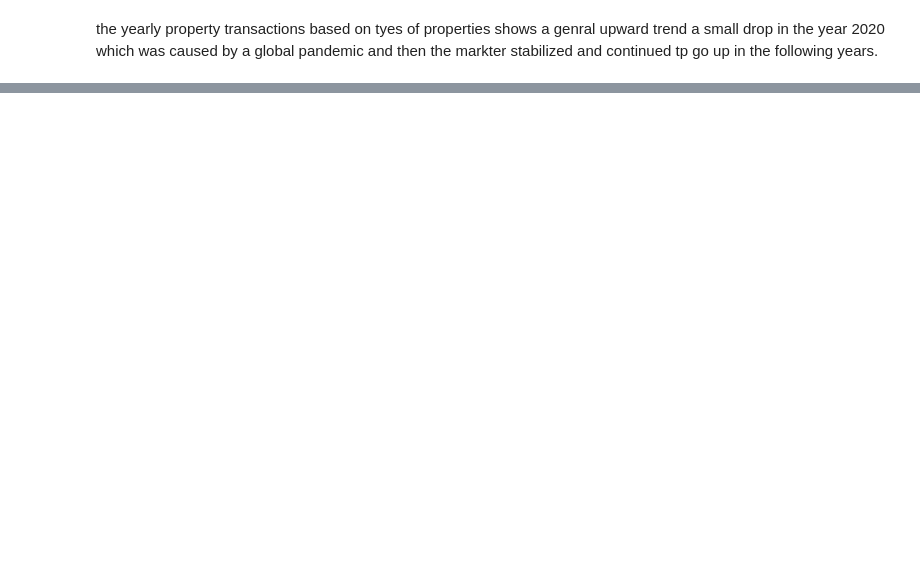
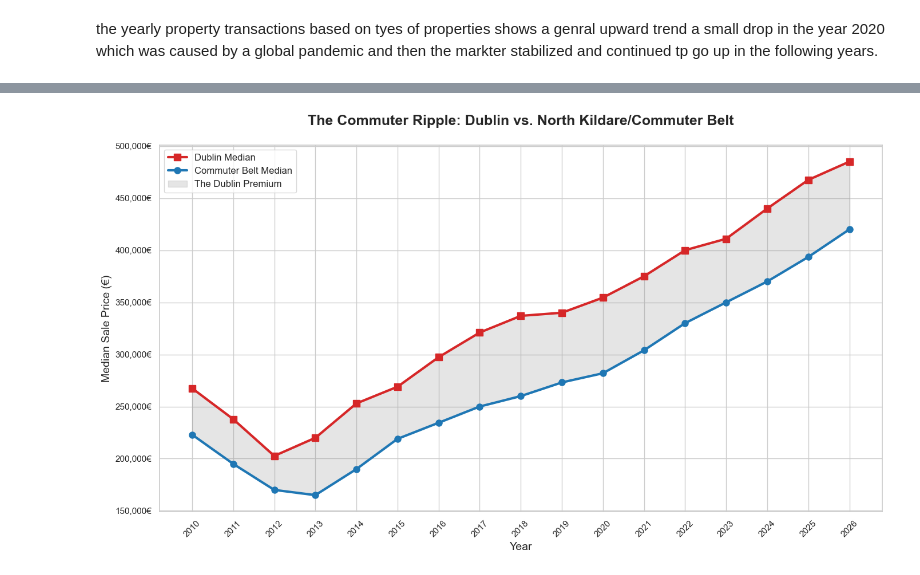
Before and after one commit to sudeep-santhosh/topics_in_data_analytics_EDA, a Jupyter notebook: EDA.ipynb, the cells around one changed output, grey strips where cells are left out. Cells and saved outputs as stored; diff of their text form; code cells hidden in the pictures; blank space fills up the shorter version.

```diff
--- a/EDA.ipynb
+++ b/EDA.ipynb
@@ -127,0 +173,37 @@ the yearly property transactions based on tyes of properties  shows a genral upw
+# %%
+plt.figure(figsize=(14, 8))
+sns.set_style("whitegrid")
+
+# Ensure the index (Year) and columns (Prices) are explicitly numeric
+regional_trends.index = pd.to_numeric(regional_trends.index)
+regional_trends['Dublin'] = pd.to_numeric(regional_trends['Dublin'])
+regional_trends['Commuter Belt'] = pd.to_numeric(regional_trends['Commuter Belt'])
+
+# Plotting the two main trend lines
+plt.plot(regional_trends.index, regional_trends['Dublin'],
+         color='#d62728', linewidth=3, label='Dublin Median', marker='s', markersize=8)
+
+plt.plot(regional_trends.index, regional_trends['Commuter Belt'],
+         color='#1f77b4', linewidth=3, label='Commuter Belt Median', marker='o', markersize=8)
+
+# Filling the Gap (The "Ripple" Area)
+plt.fill_between(regional_trends.index,
+                 regional_trends['Commuter Belt'],
+                 regional_trends['Dublin'],
+                 color='gray', alpha=0.2, label='The Dublin Premium')
+
+# Adding Title and Formatting
+plt.title('The Commuter Ripple: Dublin vs. North Kildare/Commuter Belt', fontsize=18, fontweight='bold', pad=25)
+plt.ylabel('Median Sale Price (€)', fontsize=14)
+plt.xlabel('Year', fontsize=14)
+plt.xticks(regional_trends.index, rotation=45)
+plt.legend(loc='upper left', frameon=True, fontsize=12)
+
+# Cleaning up Y-axis
+plt.ticklabel_format(style='plain', axis='y')
+plt.gca().yaxis.set_major_formatter(plt.FuncFormatter(lambda x, loc: "{:,}€".format(int(x))))
+
+plt.tight_layout()
+plt.show()
+# %% [output]
+[figure, added]
```
Also changed, not shown: parts of 20 cells of this notebook, 3 other files.
